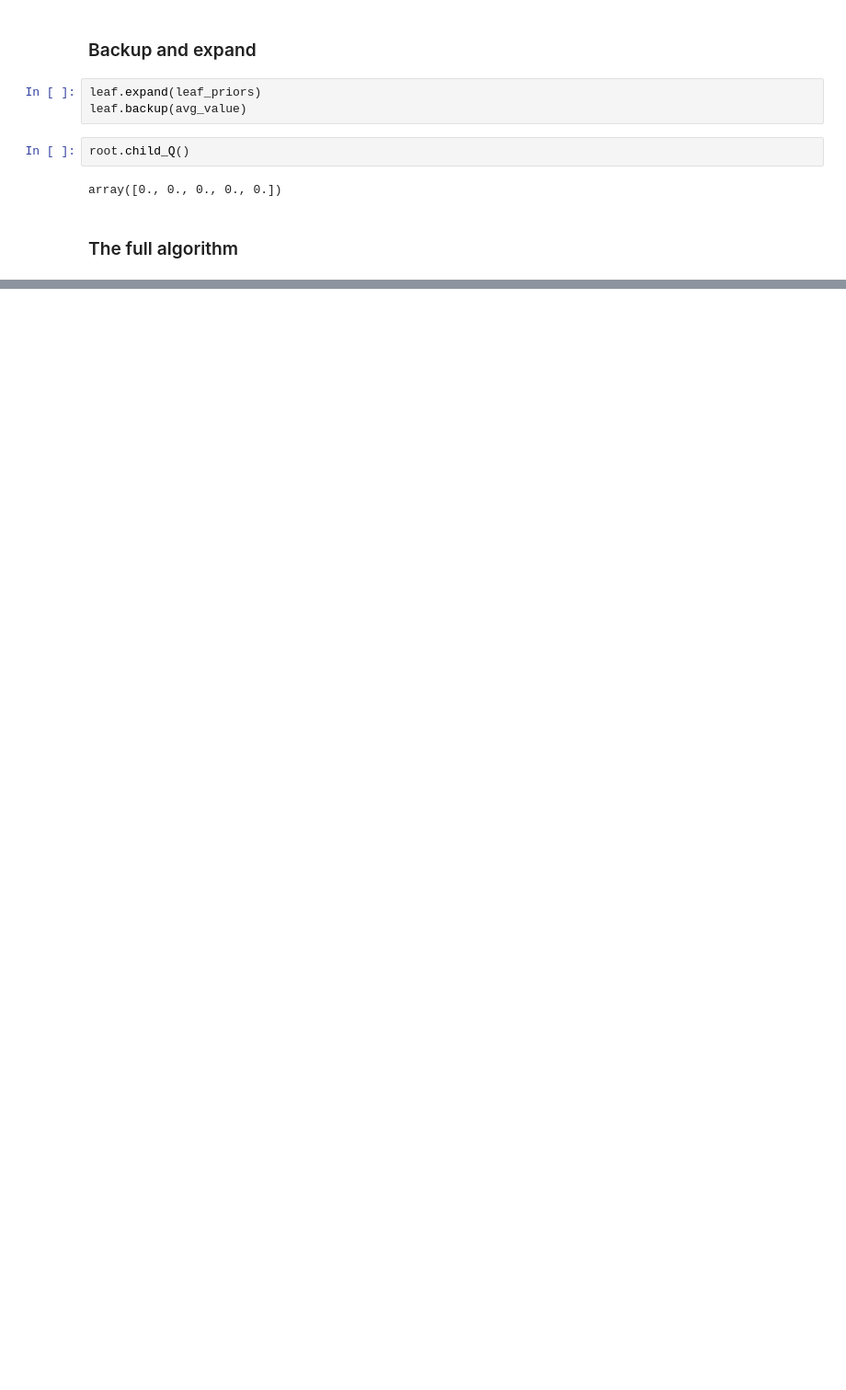
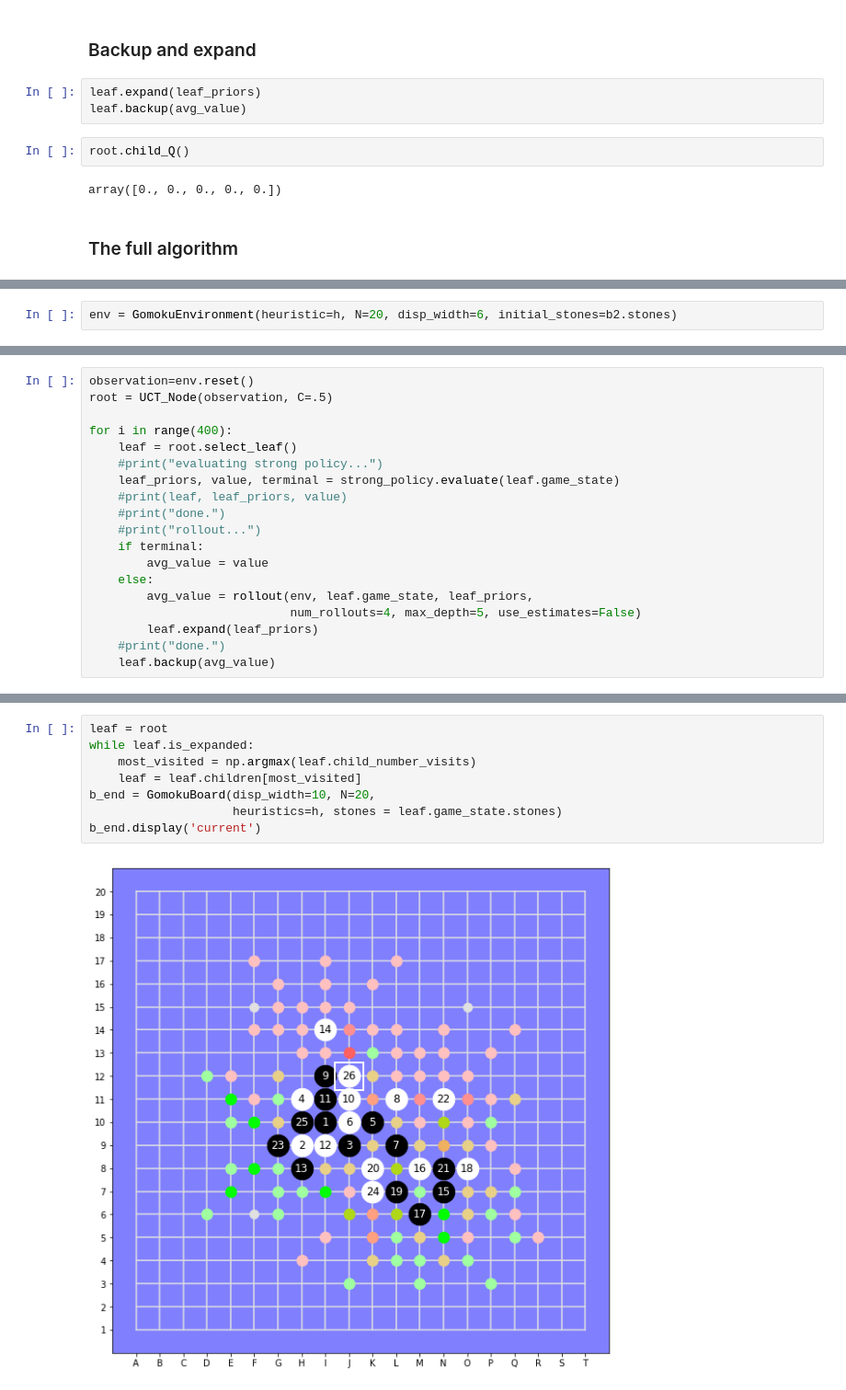
Before and after one commit to Project-Ellie/tutorials, a Jupyter notebook: other_stuff/DeepGomoku/new/Gomoku_Heuristic_UCT.ipynb, the cells around one changed output, grey strips where cells are left out. Shown at 92% size. Drawn from its saved outputs; the diff is of its cells as text; blank space fills up the shorter version.

```diff
--- a/other_stuff/DeepGomoku/new/Gomoku_Heuristic_UCT.ipynb
+++ b/other_stuff/DeepGomoku/new/Gomoku_Heuristic_UCT.ipynb
@@ -212,0 +273,2 @@ array([103.,  97.,  96., 100.,  98.], dtype=float32)
+# %%
+env = GomokuEnvironment(heuristic=h, N=20, disp_width=6, initial_stones=b2.stones)
@@ -212,0 +307,19 @@ array([103.,  97.,  96., 100.,  98.], dtype=float32)
+# %%
+observation=env.reset()
+root = UCT_Node(observation, C=.5)
+
+for i in range(400):
+    leaf = root.select_leaf()
+    #print("evaluating strong policy...")
+    leaf_priors, value, terminal = strong_policy.evaluate(leaf.game_state)
+    #print(leaf, leaf_priors, value)
+    #print("done.")
+    #print("rollout...")
+    if terminal:
+        avg_value = value
+    else:
+        avg_value = rollout(env, leaf.game_state, leaf_priors,
+                            num_rollouts=4, max_depth=5, use_estimates=False)
+        leaf.expand(leaf_priors)
+    #print("done.")
+    leaf.backup(avg_value)
@@ -212,0 +350,10 @@ array([103.,  97.,  96., 100.,  98.], dtype=float32)
+# %%
+leaf = root
+while leaf.is_expanded:
+    most_visited = np.argmax(leaf.child_number_visits)
+    leaf = leaf.children[most_visited]
+b_end = GomokuBoard(disp_width=10, N=20,
+                    heuristics=h, stones = leaf.game_state.stones)
+b_end.display('current')
+# %% [output]
+[figure, added]
```
Also changed, not shown: parts of 41 cells of this notebook, 2 other files.
